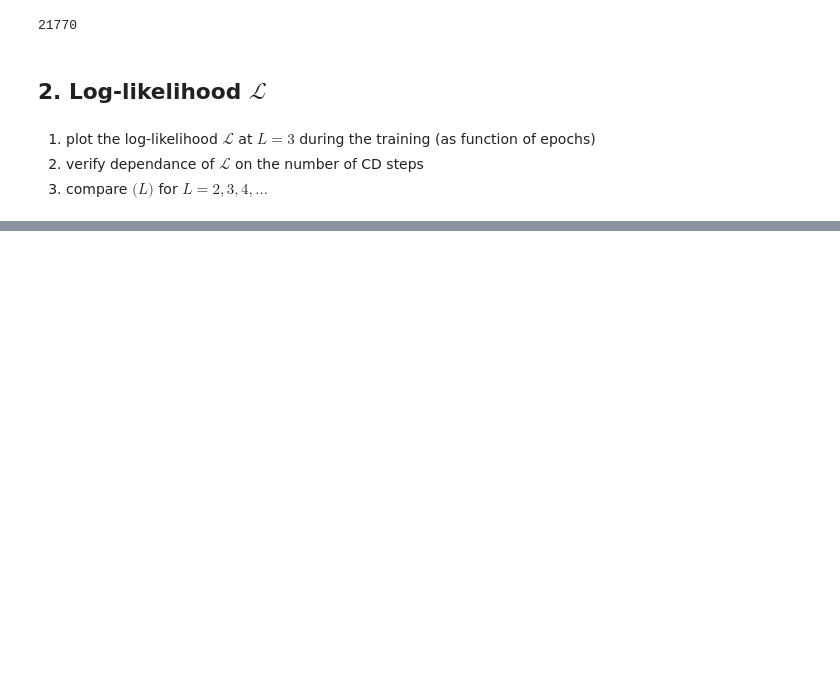
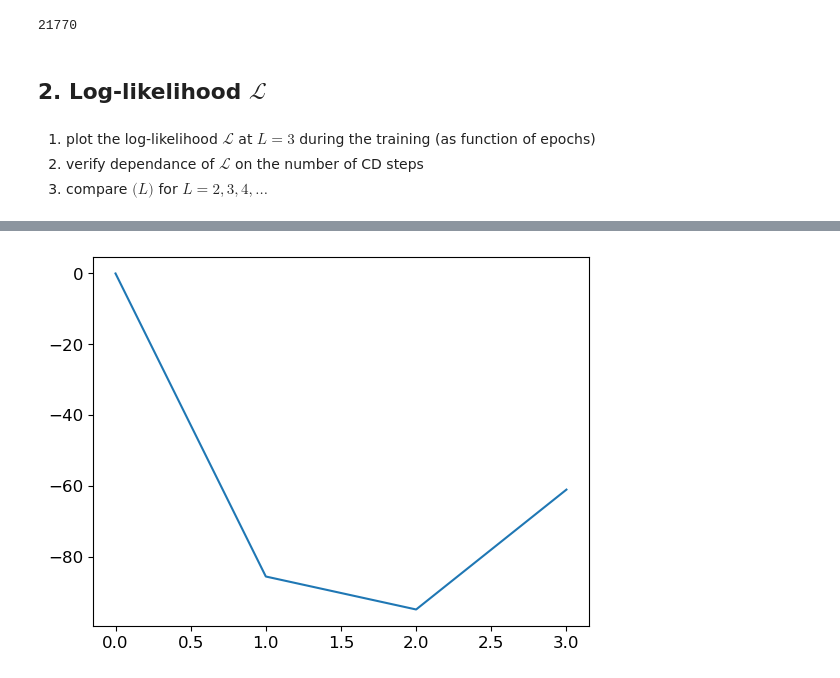
Before and after one commit to FrancescoLR02/LCP-Mod-B-Exercises, a Jupyter notebook: ex2_RBM/RBM_2025_MNIST.ipynb, the cells around one changed output, grey strips where cells are left out. Saved outputs shown, nothing was run; the diff lists cells and outputs as text; code cells hidden in the pictures; blank space fills up the shorter version.

```diff
--- a/ex2_RBM/RBM_2025_MNIST.ipynb
+++ b/ex2_RBM/RBM_2025_MNIST.ipynb
@@ -794,0 +818,5 @@ def train_RBM(L, Nt, Nepoch = 100, GRAD = "RMSprop"):
+# %%
+plt.plot(range(Nepoch+1), loglikelihoods)
+plt.show()
+# %% [output]
+[figure, added]
```
Also changed, not shown: parts of 2 cells of this notebook.
